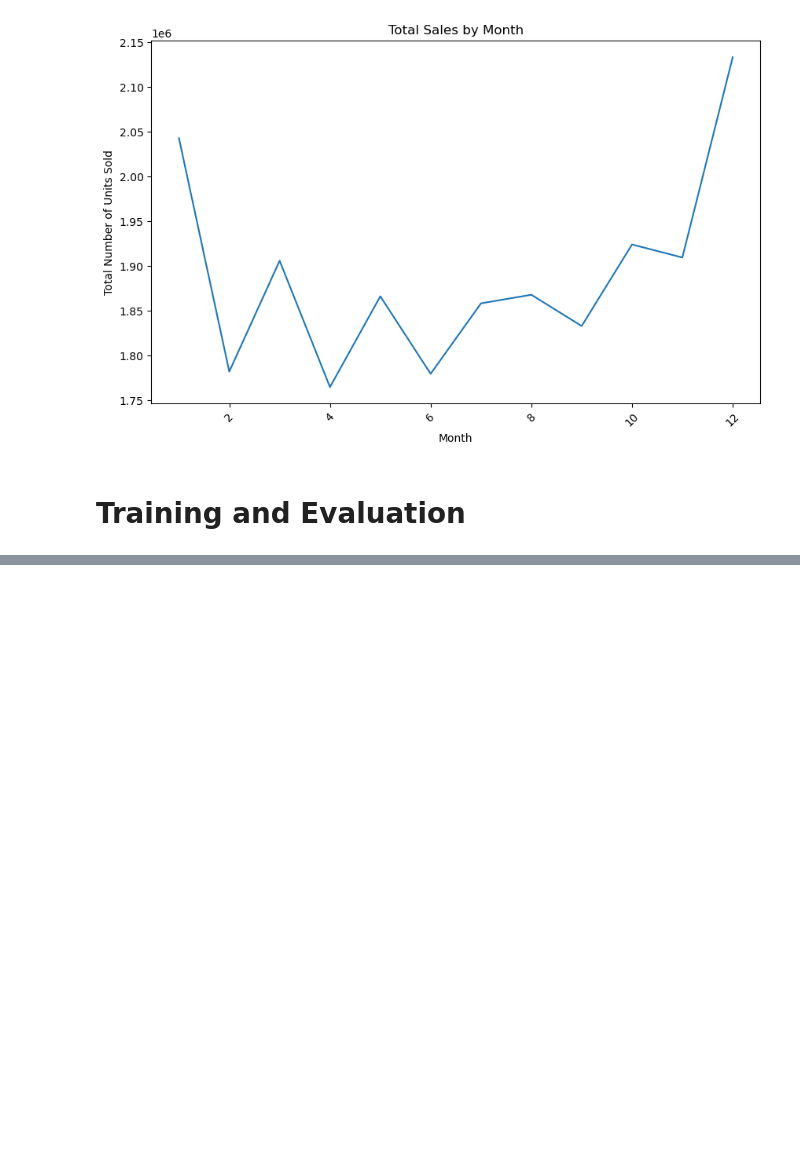
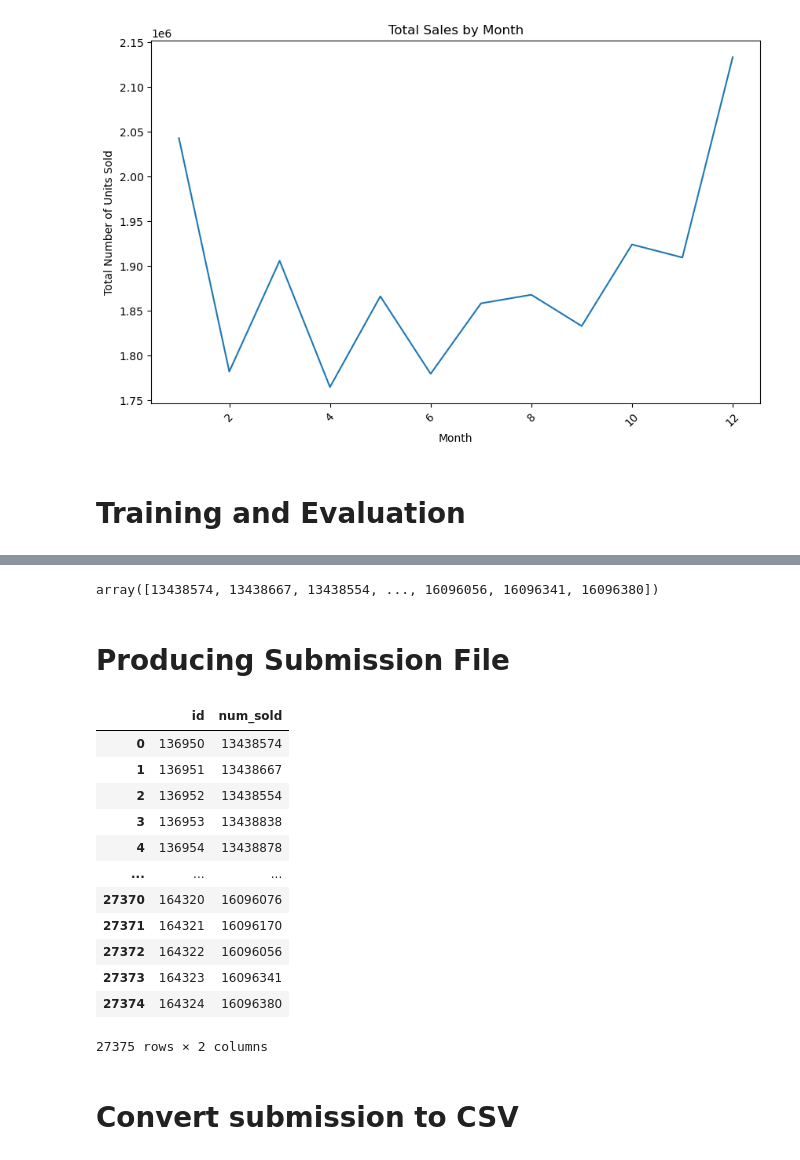
Before and after one commit to Arnav710/Forecasting-Mini-Course-Sales, a Jupyter notebook: forecasting-mini-course-sales.ipynb, the cells around one changed output, grey strips where cells are left out. Saved outputs shown, nothing was run; the diff lists cells and outputs as text; code cells hidden in the pictures; blank space fills up the shorter version.

```diff
--- a/forecasting-mini-course-sales.ipynb
+++ b/forecasting-mini-course-sales.ipynb
@@ -284,0 +353,3 @@ Average R-squared (R2) Score: 0.969039136158225
+# %%
+y_pred_test = final_model.predict(X_test).flatten()
+print(y_pred_test)
@@ -284,0 +359,27 @@ Average R-squared (R2) Score: 0.969039136158225
+# %%
+y_pred_test = np.floor(y_pred_test).astype(int)
+y_pred_test[y_pred_test < 0] = 0
+y_pred_test
+# %% [output]
+array([13438574, 13438667, 13438554, ..., 16096056, 16096341, 16096380])
+# %% [markdown]
+# Producing Submission File
+# %%
+submission_df = pd.DataFrame({'id': test_data['id'], 'num_sold': y_pred_test})
+submission_df
+# %% [output]
+|  | id | num_sold |
+| 0 | 136950 | 13438574 |
+| 1 | 136951 | 13438667 |
+| 2 | 136952 | 13438554 |
+| 3 | 136953 | 13438838 |
+| 4 | 136954 | 13438878 |
+| ... | ... | ... |
+| 27370 | 164320 | 16096076 |
+| 27371 | 164321 | 16096170 |
+| 27372 | 164322 | 16096056 |
+| 27373 | 164323 | 16096341 |
+| 27374 | 164324 | 16096380 |
+27375 rows × 2 columns
+# %% [markdown]
+# Convert submission to CSV
```
Also changed, not shown: parts of 16 cells of this notebook.
